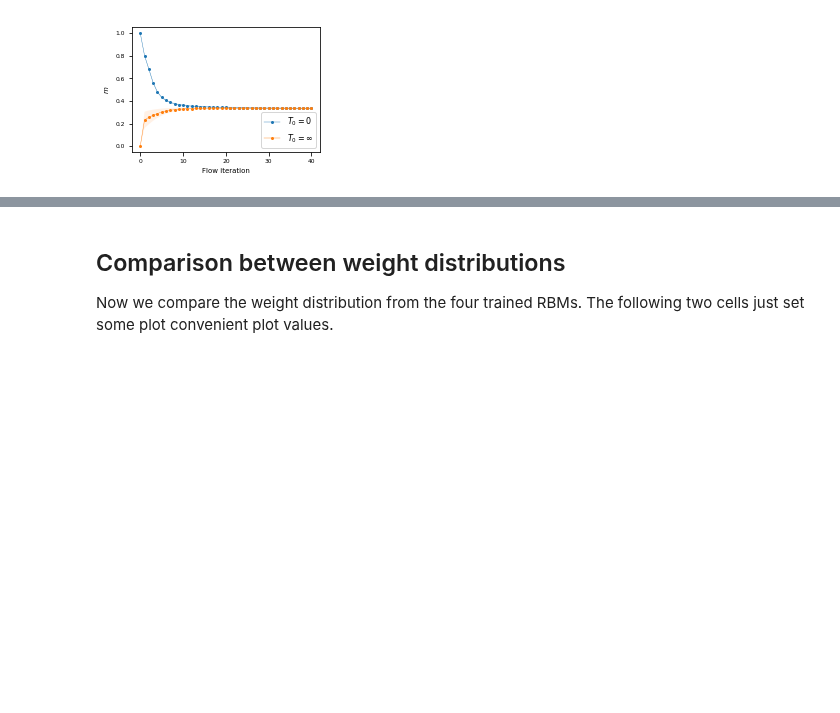
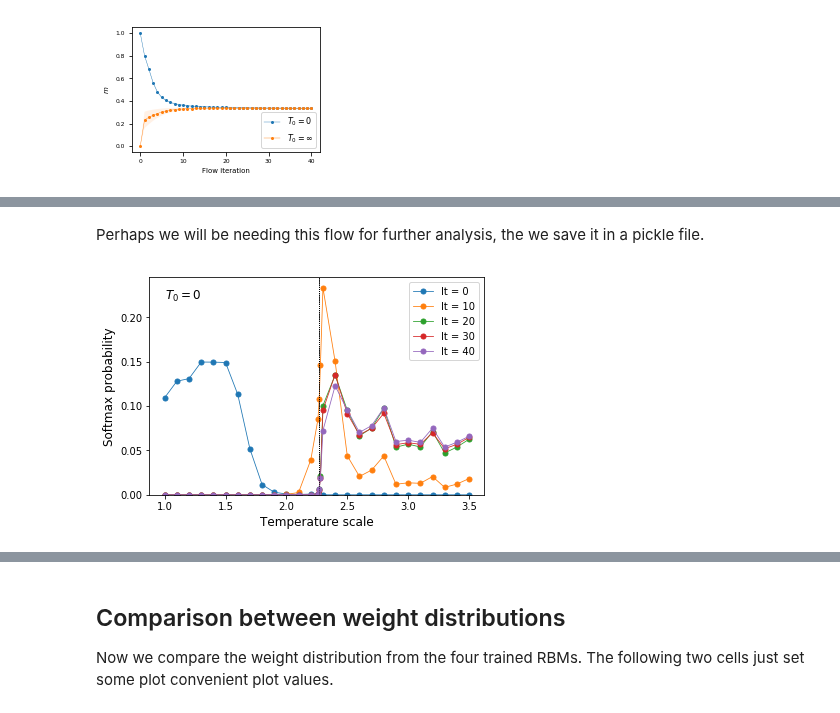
Before and after one commit to rodsveiga/rbm_flows_ising, a Jupyter notebook: main_discussion_L100.ipynb, the cells around one changed output, grey strips where cells are left out. Drawn from its saved outputs; the diff is of its cells as text; code cells hidden in the pictures; blank space fills up the shorter version.

```diff
--- a/main_discussion_L100.ipynb
+++ b/main_discussion_L100.ipynb
@@ -975,0 +980,3 @@ magnetization(flow_low= flow_,
+# %%
+rbm = RBM()
+rbm = torch.load('RBM_trained_models/RBM_model_T_complete_MF_nv10000_nh10000_lr1.0E-03_k1_bsize100_nepochs250.pt')
@@ -975,0 +987,7 @@ magnetization(flow_low= flow_,
+# %%
+n_states = 200
+
+v0 = nn.init.constant_(torch.empty(n_states, L*L),
+                       val= 1.0)
+# %%
+flow = rbm.flow(n_it_flow= 45, vk= v0)
@@ -975,0 +996,2 @@ magnetization(flow_low= flow_,
+# %% [markdown]
+Perhaps we will be needing this flow for further analysis, the we save it in a pickle file.
@@ -975,0 +1001,19 @@ magnetization(flow_low= flow_,
+# %%
+flow_ = [ x.cuda() for x in flow ]
+# %%
+thermometer(flow_,
+            ising_data,
+            L= 100,
+            x= 0,
+            step= 10,
+            Tzero= True,
+            x_text= 1.0,
+            y_text= 0.22,
+            publication= False,
+            errorbar= False,
+            save= False,
+            loc_legend= 'upper right',
+            training_set= 'MF',
+            NN_path= 'NN_trained_models/L100_NN_Ising2D_MC.pt')
+# %% [output]
+[figure, added]
```
Also changed, not shown: parts of 14 cells of this notebook, 10 other files.
